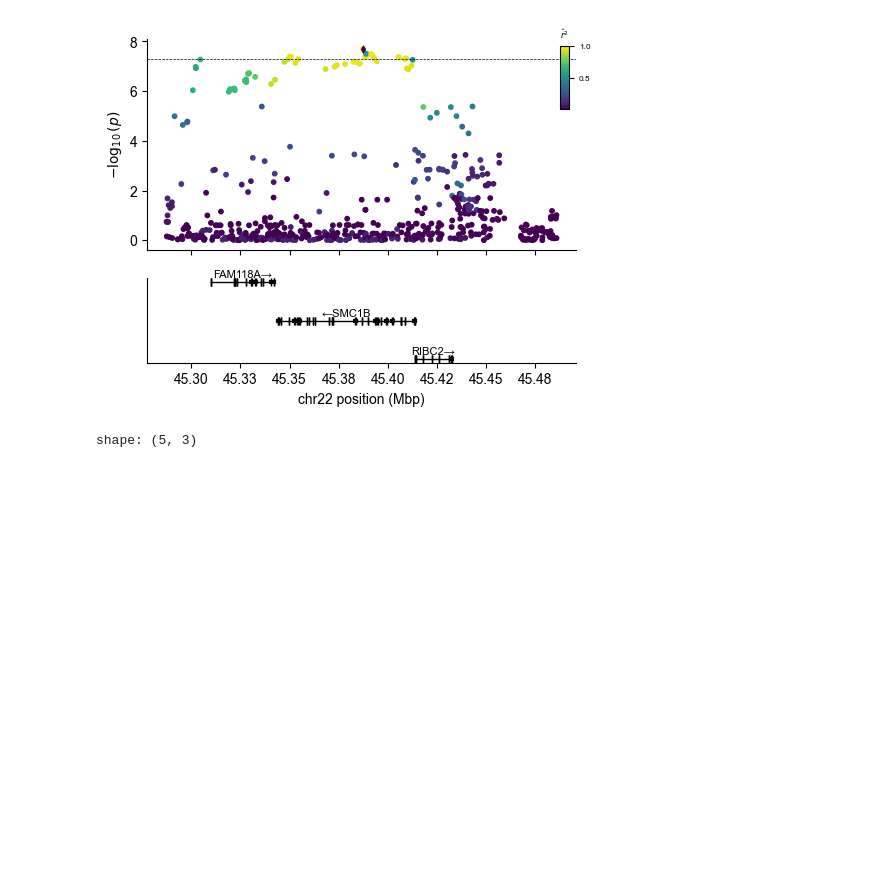
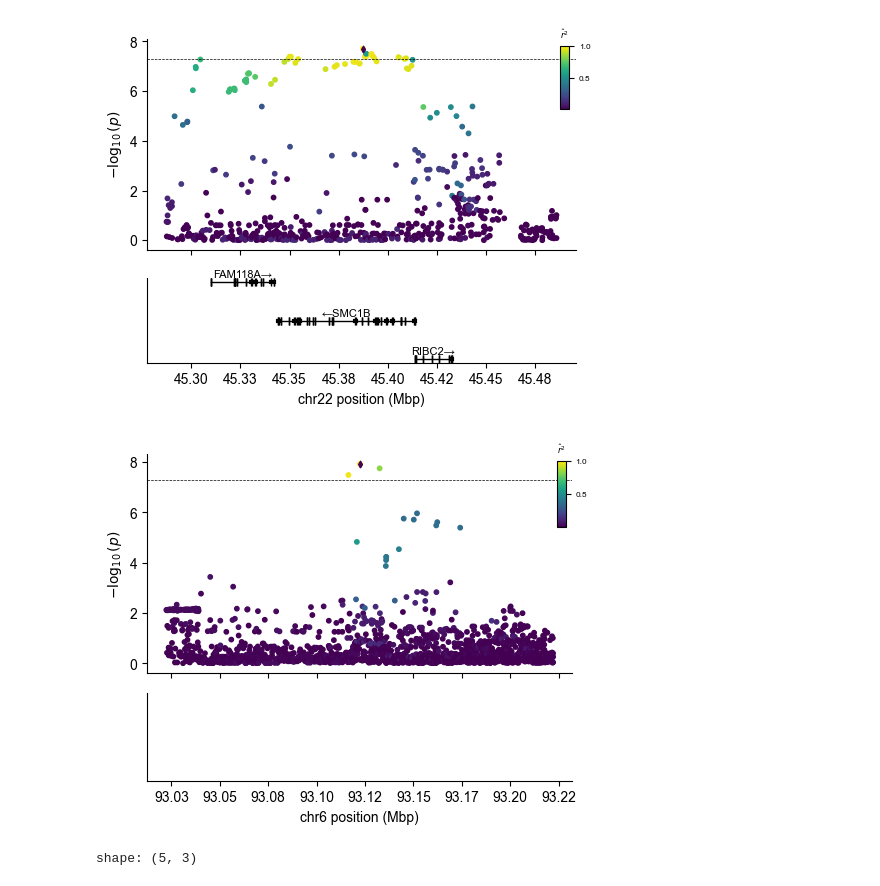
Before and after one commit to mccoy-lab/natera_aneuploidy, a Jupyter notebook: figs/figure2/figure2.ipynb, the cells around one changed output. Saved outputs shown, nothing was run; the diff lists cells and outputs as text; code cells hidden in the pictures; blank space fills up the shorter version.

```diff
--- a/figs/figure2/figure2.ipynb
+++ b/figs/figure2/figure2.ipynb
@@ -96,6 +96,14 @@ fig, ax = plt.subplots(nrows=2, ncols=1, sharex='col',
 full_locuszoom_alt(ax[0], ax[1], gwas_df=discovery_gwas_filt_df, lead_variant='chr22:45387213:T:C', yoff=0.1, name_filt=['^LOC']);
 # %% [output]
 [figure]
+# %%
+fig, ax = plt.subplots(nrows=2, ncols=1, sharex='col',
+                               gridspec_kw={'height_ratios': [5, 2]},
+                               figsize=(5, 4), layout='tight')
+
+full_locuszoom_alt(ax[0], ax[1], gwas_df=discovery_gwas_filt_df, lead_variant='chr6:93122386:G:A', yoff=0.1, name_filt=['^LOC']);
+# %% [output]
+[figure, added]
 # %%
 # Data for Figure 2C (fitted from a binomial model)
 model_fig2c_df = pl.read_csv('../../sandbox/figure2c_data/fig2c_figure_input.txt', separator="\t")
```
Also changed, not shown: parts of 4 cells of this notebook, 3 other files.
